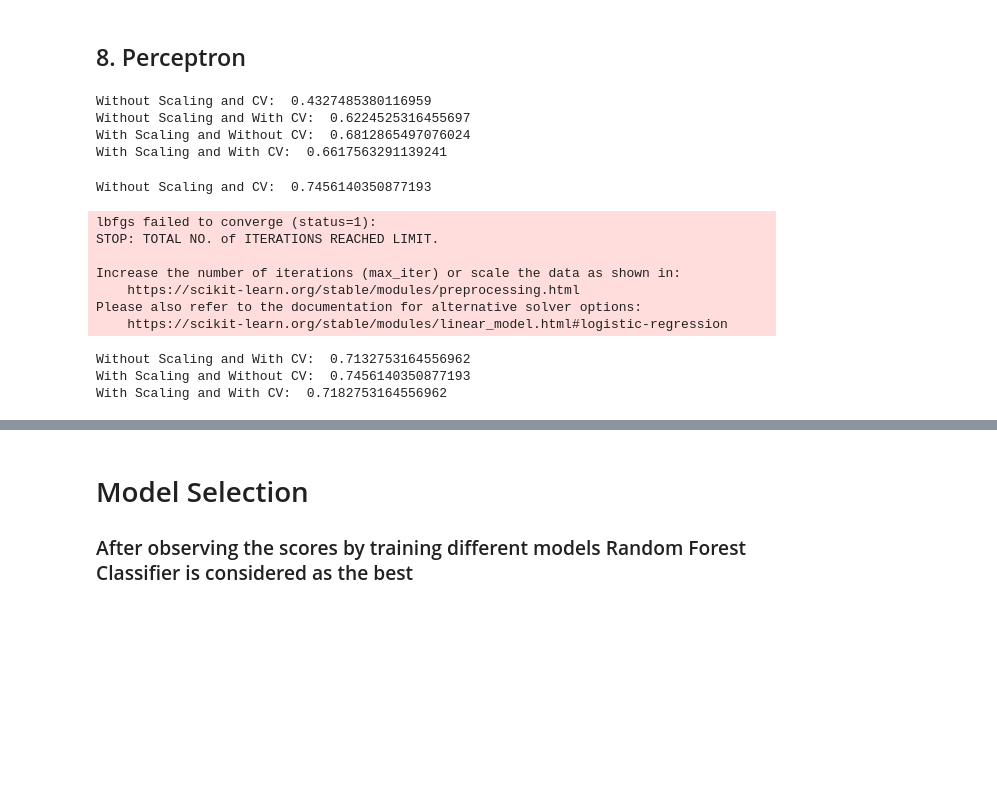
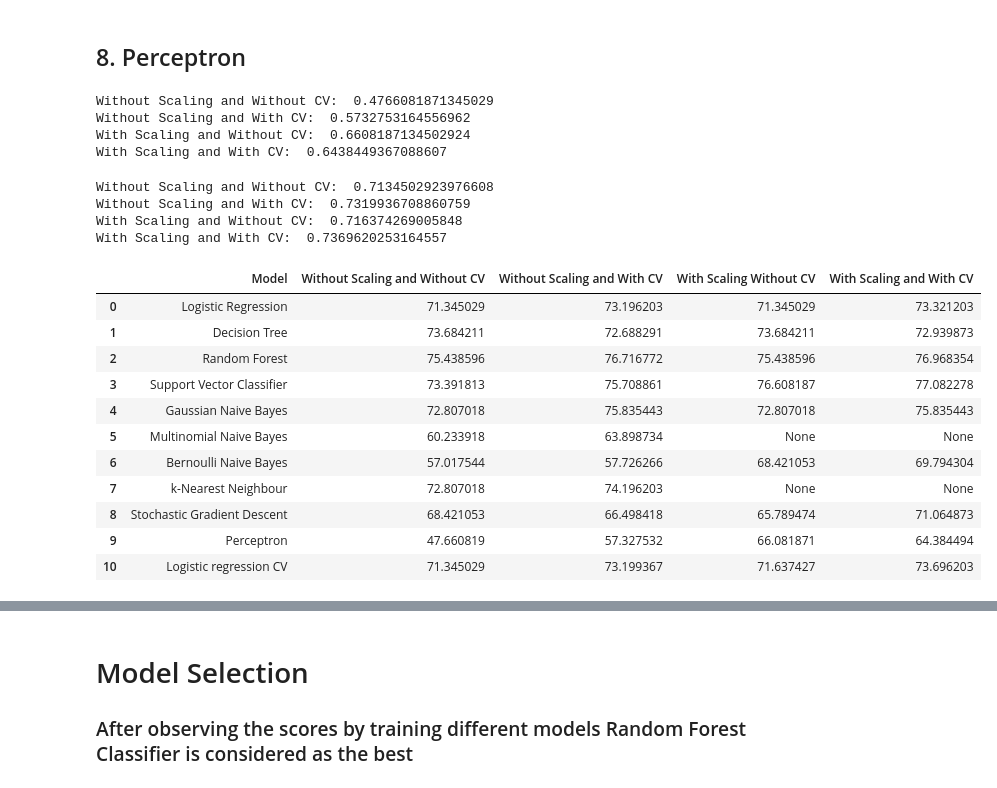
Before and after one commit to CaptainDevon/SRM-MINOR-PROJECT, a Jupyter notebook: PlacementPredictorUsingMachineLearning.ipynb, the cells around one changed output, grey strips where cells are left out. Saved outputs shown, nothing was run; the diff lists cells and outputs as text; code cells hidden in the pictures; blank space fills up the shorter version.

```diff
--- a/PlacementPredictorUsingMachineLearning.ipynb
+++ b/PlacementPredictorUsingMachineLearning.ipynb
@@ -553,47 +657,79 @@ classifier = Perceptron(tol=1e-3, random_state=0)
 # Without Scaling
 classifier.fit(X_train,y_train)
 y_pred = classifier.predict(X_test)
-print("Without Scaling and CV: ",accuracy_score(y_test,y_pred))
+without_scaling_no_cv=accuracy_score(y_test,y_pred)
+print("Without Scaling and Without CV: ",without_scaling_no_cv)
 scores = cross_val_score(classifier, X_train, y_train, cv=10)
-print("Without Scaling and With CV: ",scores.mean())
+without_scaling_with_cv=scores.mean()
+print("Without Scaling and With CV: ",without_scaling_with_cv)
+
+comparativeStudyTable.loc[9] = [None] * len(comparativeStudyTable.columns)
+
+comparativeStudyTable.loc[9,'Model']='Perceptron'
+comparativeStudyTable.loc[9,'Without Scaling and Without CV']=without_scaling_no_cv*100
+comparativeStudyTable.loc[9,'Without Scaling and With CV']=without_scaling_with_cv*100
 
 # With Scaling
 classifier.fit(X_train_scale,y_train)
 y_pred = classifier.predict(X_test_scale)
-print("With Scaling and Without CV: ",accuracy_score(y_test,y_pred))
+with_scaling_no_cv=accuracy_score(y_test,y_pred)
+print("With Scaling and Without CV: ",with_scaling_no_cv)
 scores = cross_val_score(classifier, X_train_scale, y_train, cv=10)
-print("With Scaling and With CV: ",scores.mean())
+with_scaling_with_cv= scores.mean()
+print("With Scaling and With CV: ",with_scaling_with_cv)
+
+comparativeStudyTable.loc[9,'With Scaling Without CV']=with_scaling_no_cv*100
+comparativeStudyTable.loc[9,'With Scaling and With CV']=with_scaling_with_cv*100
 # %% [output]
-Without Scaling and CV:  0.4327485380116959
-Without Scaling and With CV:  0.6224525316455697
-With Scaling and Without CV:  0.6812865497076024
-With Scaling and With CV:  0.6617563291139241
+Without Scaling and Without CV:  0.4766081871345029
+Without Scaling and With CV:  0.5732753164556962
+With Scaling and Without CV:  0.6608187134502924
+With Scaling and With CV:  0.6438449367088607
 # %%
 from sklearn.linear_model import LogisticRegressionCV
 classifier = LogisticRegressionCV(cv=5, random_state=0)
 
 # Without Scaling
 classifier.fit(X_train,y_train)
 y_pred = classifier.predict(X_test)
-print("Without Scaling and CV: ",accuracy_score(y_test,y_pred))
+without_scaling_no_cv=accuracy_score(y_test,y_pred)
+print("Without Scaling and Without CV: ",without_scaling_no_cv)
 scores = cross_val_score(classifier, X_train, y_train, cv=10)
-print("Without Scaling and With CV: ",scores.mean())
+without_scaling_with_cv=scores.mean()
+print("Without Scaling and With CV: ",without_scaling_with_cv)
+
+comparativeStudyTable.loc[10] = [None] * len(comparativeStudyTable.columns)
+
+comparativeStudyTable.loc[10,'Model']='Logistic regression CV'
+comparativeStudyTable.loc[10,'Without Scaling and Without CV']=without_scaling_no_cv*100
+comparativeStudyTable.loc[10,'Without Scaling and With CV']=without_scaling_with_cv*100
 
 # With Scaling
 classifier.fit(X_train_scale,y_train)
 y_pred = classifier.predict(X_test_scale)
-print("With Scaling and Without CV: ",accuracy_score(y_test,y_pred))
+with_scaling_no_cv=accuracy_score(y_test,y_pred)
+print("With Scaling and Without CV: ",with_scaling_no_cv)
 scores = cross_val_score(classifier, X_train_scale, y_train, cv=10)
-print("With Scaling and With CV: ",scores.mean())
+with_scaling_with_cv= scores.mean()
+print("With Scaling and With CV: ",with_scaling_with_cv)
+
+comparativeStudyTable.loc[10,'With Scaling Without CV']=with_scaling_no_cv*100
+comparativeStudyTable.loc[10,'With Scaling and With CV']=with_scaling_with_cv*100
+comparativeStudyTable
 # %% [output]
-Without Scaling and CV:  0.7456140350877193
+Without Scaling and Without CV:  0.7134502923976608
+Without Scaling and With CV:  0.7319936708860759
+With Scaling and Without CV:  0.716374269005848
+With Scaling and With CV:  0.7369620253164557
-lbfgs failed to converge (status=1):
-STOP: TOTAL NO. of ITERATIONS REACHED LIMIT.
-
-Increase the number of iterations (max_iter) or scale the data as shown in:
-    https://scikit-learn.org/stable/modules/preprocessing.html
-Please also refer to the documentation for alternative solver options:
-    https://scikit-learn.org/stable/modules/linear_model.html#logistic-regression
-Without Scaling and With CV:  0.7132753164556962
-With Scaling and Without CV:  0.7456140350877193
-With Scaling and With CV:  0.7182753164556962
+|  | Model | Without Scaling and Without CV | Without Scaling and With CV | With Scaling Without CV | With Scaling and With CV |
+| 0 | Logistic Regression | 71.345029 | 73.196203 | 71.345029 | 73.321203 |
+| 1 | Decision Tree | 73.684211 | 72.688291 | 73.684211 | 72.939873 |
+| 2 | Random Forest | 75.438596 | 76.716772 | 75.438596 | 76.968354 |
+| 3 | Support Vector Classifier | 73.391813 | 75.708861 | 76.608187 | 77.082278 |
+| 4 | Gaussian Naive Bayes | 72.807018 | 75.835443 | 72.807018 | 75.835443 |
+| 5 | Multinomial Naive Bayes | 60.233918 | 63.898734 | None | None |
+| 6 | Bernoulli Naive Bayes | 57.017544 | 57.726266 | 68.421053 | 69.794304 |
+| 7 | k-Nearest Neighbour | 72.807018 | 74.196203 | None | None |
+| 8 | Stochastic Gradient Descent | 68.421053 | 66.498418 | 65.789474 | 71.064873 |
+| 9 | Perceptron | 47.660819 | 57.327532 | 66.081871 | 64.384494 |
+| 10 | Logistic regression CV | 71.345029 | 73.199367 | 71.637427 | 73.696203 |
```
Also changed, not shown: parts of 20 cells of this notebook, 3 other files.
